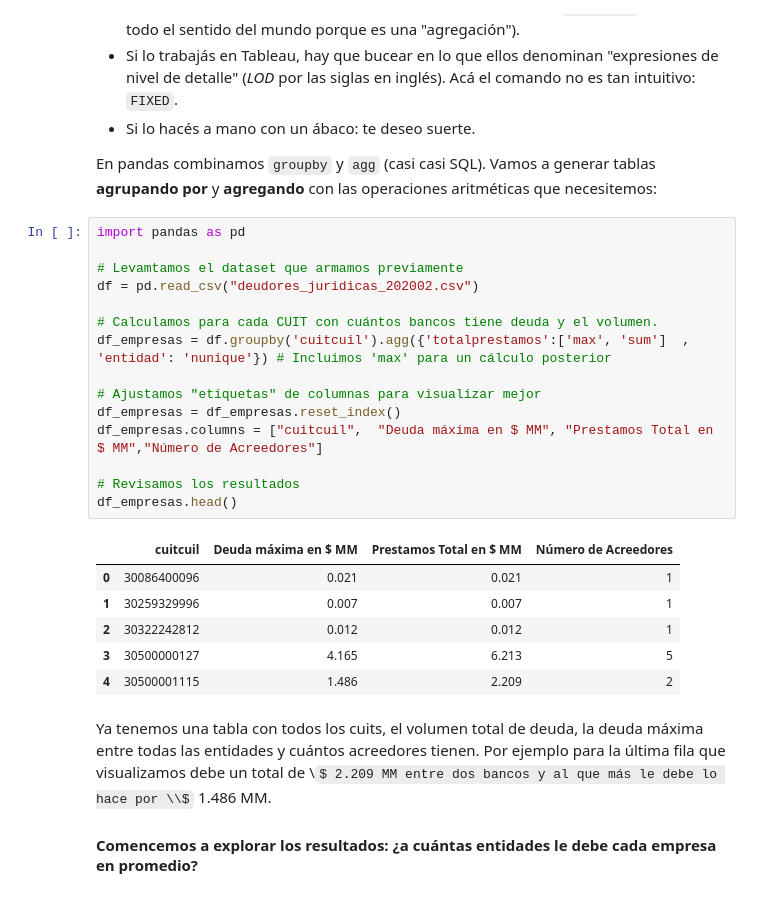
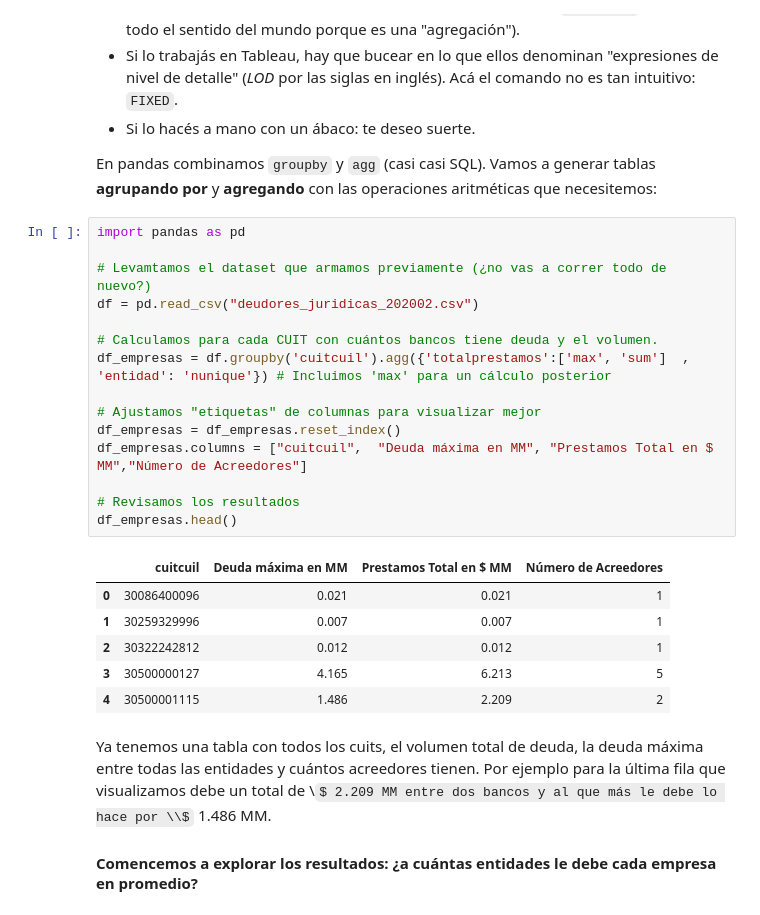
Before and after one commit to cacrespo/analisis_BCRA, a Jupyter notebook: analisis deudores BCRA - parte 2.ipynb, the cells around one changed output. Saved outputs shown, nothing was run; the diff lists cells and outputs as text; some formulas as TeX source.

```diff
--- a/analisis deudores BCRA - parte 2.ipynb
+++ b/analisis deudores BCRA - parte 2.ipynb
@@ -27,20 +27,20 @@ En pandas combinamos `groupby` y `agg` (casi casi SQL). Vamos a generar tablas _
 # %%
 import pandas as pd
 
-# Levamtamos el dataset que armamos previamente
+# Levamtamos el dataset que armamos previamente (¿no vas a correr todo de nuevo?)
 df = pd.read_csv("deudores_juridicas_202002.csv")
 
 # Calculamos para cada CUIT con cuántos bancos tiene deuda y el volumen.
 df_empresas = df.groupby('cuitcuil').agg({'totalprestamos':['max', 'sum']  , 'entidad': 'nunique'}) # Incluimos 'max' para un cálculo posterior
 
 # Ajustamos "etiquetas" de columnas para visualizar mejor
 df_empresas = df_empresas.reset_index()
-df_empresas.columns = ["cuitcuil",  "Deuda máxima en $ MM", "Prestamos Total en $ MM","Número de Acreedores"]
+df_empresas.columns = ["cuitcuil",  "Deuda máxima en MM", "Prestamos Total en $ MM","Número de Acreedores"]
 
 # Revisamos los resultados
 df_empresas.head()
 # %% [output]
-|  | cuitcuil | Deuda máxima en $ MM | Prestamos Total en $ MM | Número de Acreedores |
+|  | cuitcuil | Deuda máxima en MM | Prestamos Total en $ MM | Número de Acreedores |
 | 0 | 30086400096 | 0.021 | 0.021 | 1 |
 | 1 | 30259329996 | 0.007 | 0.007 | 1 |
 | 2 | 30322242812 | 0.012 | 0.012 | 1 |
```
Also changed, not shown: parts of 1 cell of this notebook.
